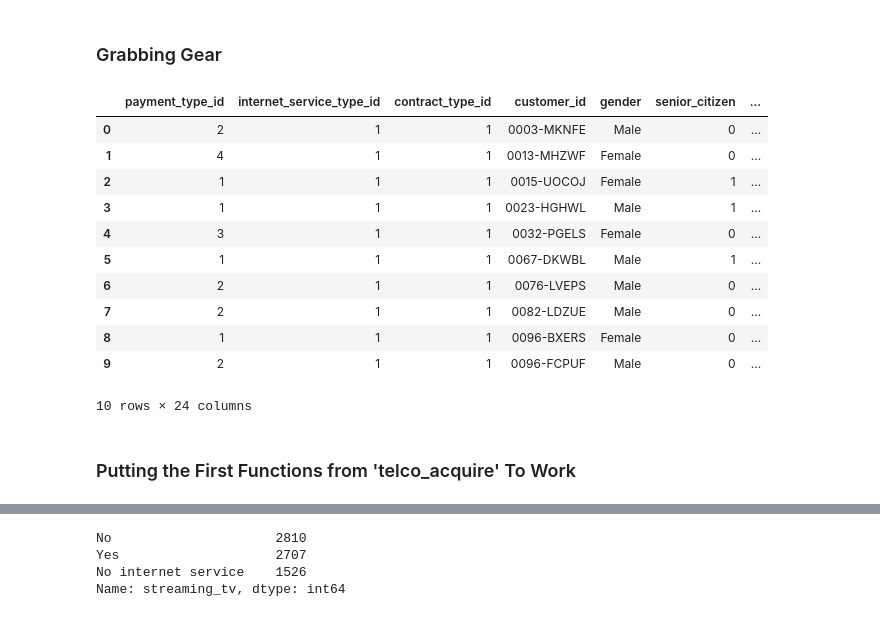
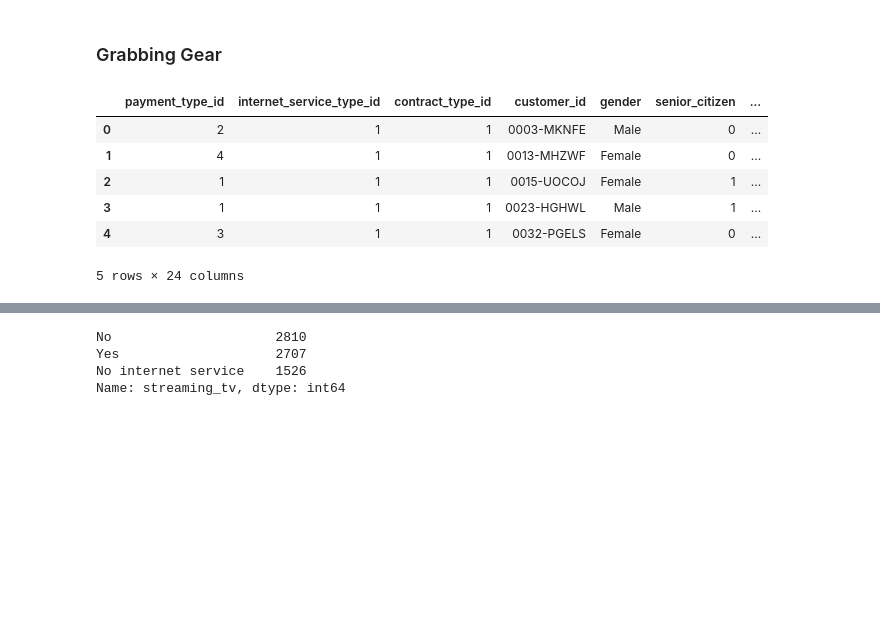
Before and after one commit to nickjoseph210/Classification_Work, a Jupyter notebook: telco_scratch_pad/telco_exploration.ipynb, the cells around one changed output, grey strips where cells are left out. Saved outputs shown, nothing was run; the diff lists cells and outputs as text; code cells hidden in the pictures; blank space fills up the shorter version.

```diff
--- a/telco_scratch_pad/telco_exploration.ipynb
+++ b/telco_scratch_pad/telco_exploration.ipynb
@@ -22,18 +25,11 @@ from sklearn.model_selection import train_test_split
 # %%
 df = telco_acquire.get_telco_data()
-df.head(10)
+df.head(5)
 # %% [output]
 |  | payment_type_id | internet_service_type_id | contract_type_id | customer_id | gender | senior_citizen | ... |
 | 0 | 2 | 1 | 1 | 0003-MKNFE | Male | 0 | ... |
 | 1 | 4 | 1 | 1 | 0013-MHZWF | Female | 0 | ... |
 | 2 | 1 | 1 | 1 | 0015-UOCOJ | Female | 1 | ... |
 | 3 | 1 | 1 | 1 | 0023-HGHWL | Male | 1 | ... |
 | 4 | 3 | 1 | 1 | 0032-PGELS | Female | 0 | ... |
-| 5 | 1 | 1 | 1 | 0067-DKWBL | Male | 1 | ... |
-| 6 | 2 | 1 | 1 | 0076-LVEPS | Male | 0 | ... |
-| 7 | 2 | 1 | 1 | 0082-LDZUE | Male | 0 | ... |
-| 8 | 1 | 1 | 1 | 0096-BXERS | Female | 0 | ... |
-| 9 | 2 | 1 | 1 | 0096-FCPUF | Male | 0 | ... |
-10 rows × 24 columns
+5 rows × 24 columns
-# %% [markdown]
-### Putting the First Functions from 'telco_acquire' To Work
```
Also changed, not shown: parts of 52 cells of this notebook.
